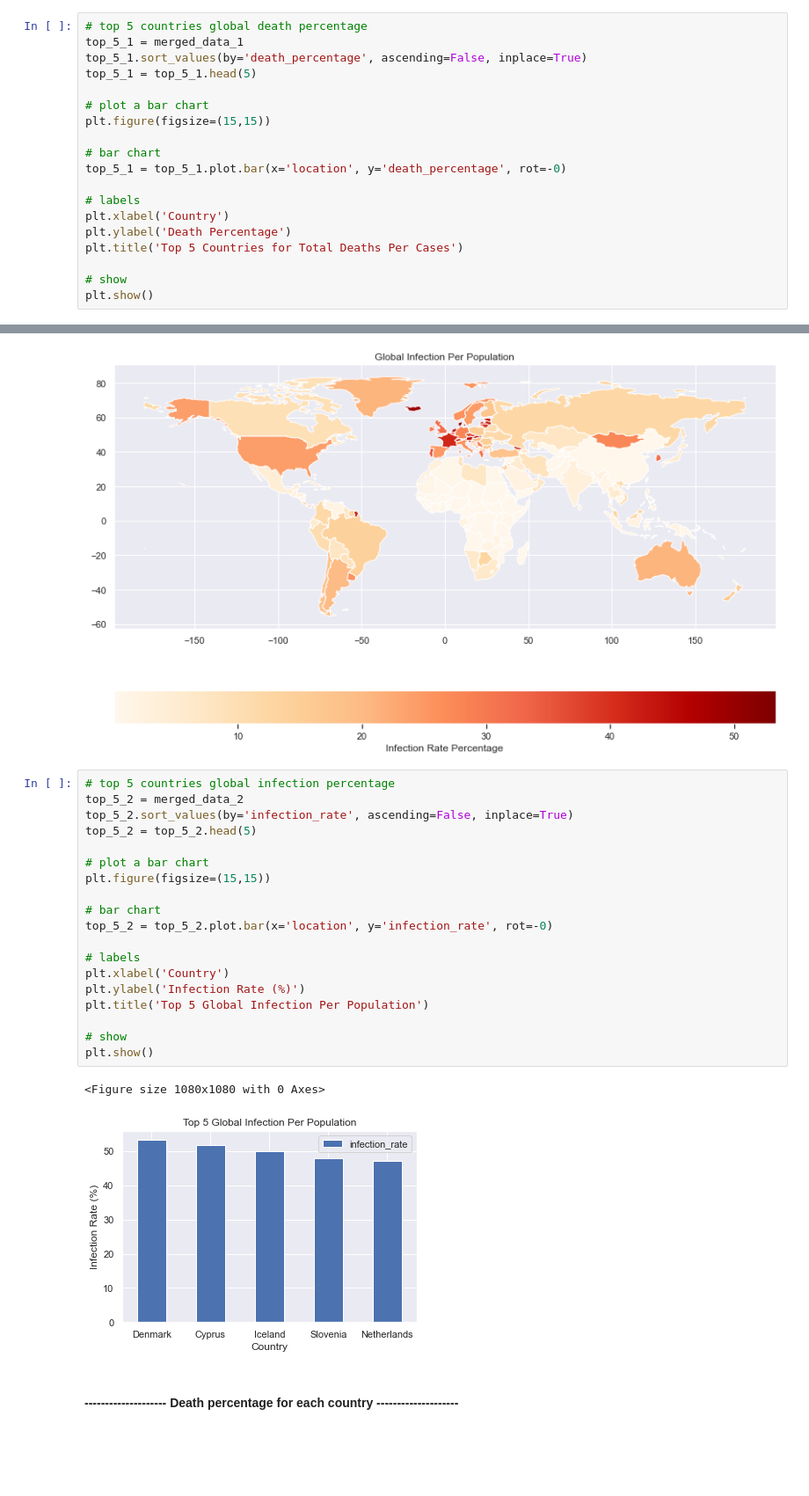
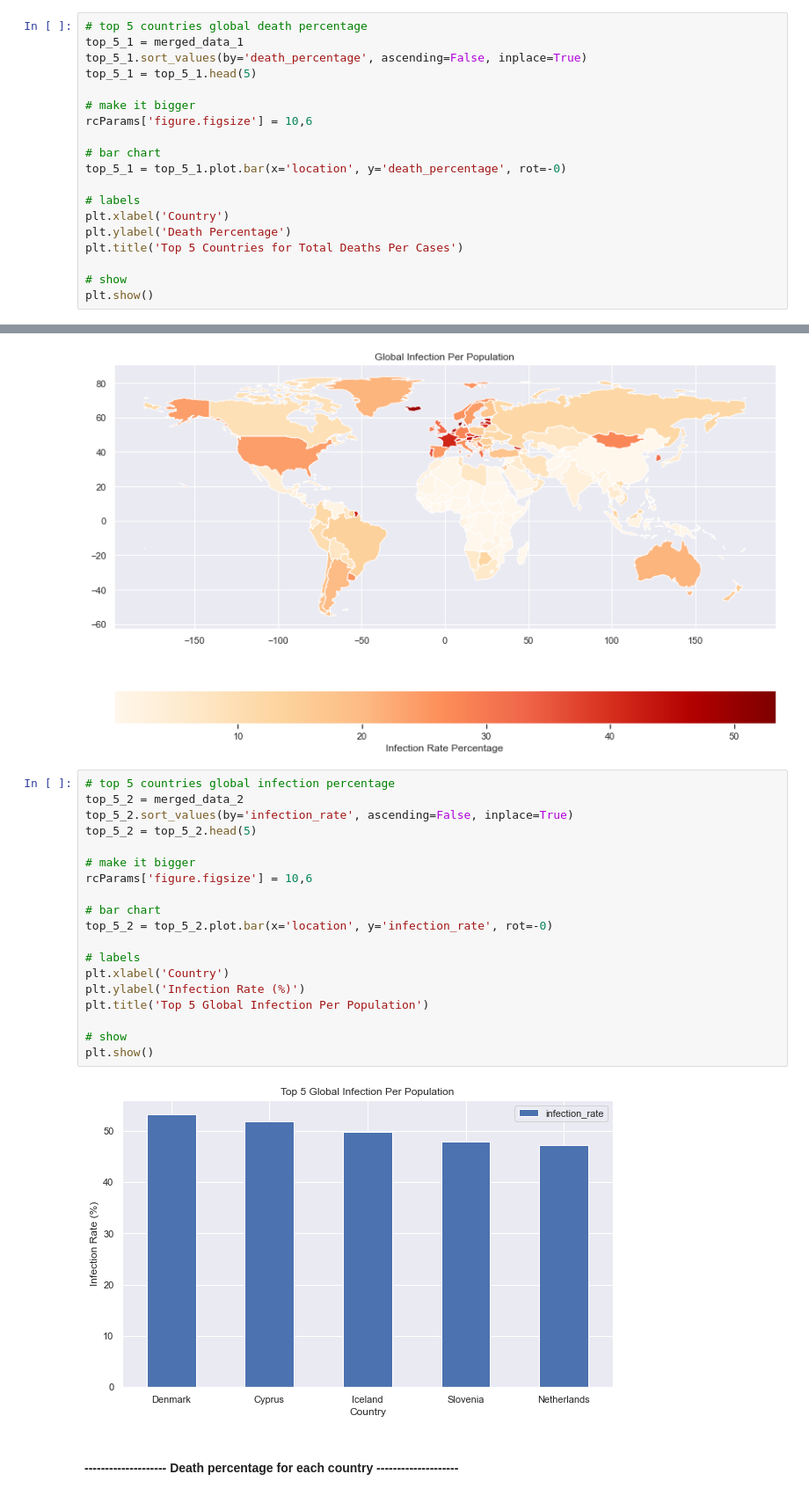
Before and after one commit to aaAbdulkadir/Full_Covid_Project_Analysis, a Jupyter notebook: CovidAutomationProject.ipynb, the cells around one changed output, grey strips where cells are left out. Shown at 88% size. Cells and saved outputs as stored; diff of their text form; blank space fills up the shorter version.

```diff
--- a/CovidAutomationProject.ipynb
+++ b/CovidAutomationProject.ipynb
@@ -405,8 +407,8 @@ top_5_1 = merged_data_1
 top_5_1.sort_values(by='death_percentage', ascending=False, inplace=True)
 top_5_1 = top_5_1.head(5)
 
-# plot a bar chart
-plt.figure(figsize=(15,15))
+# make it bigger
+rcParams['figure.figsize'] = 10,6
 
 # bar chart
 top_5_1 = top_5_1.plot.bar(x='location', y='death_percentage', rot=-0)
@@ -482,25 +483,24 @@ merged_data_2.plot(column='infection_rate', ax=ax, legend=True, legend_kwds={'la
 # %%
 # top 5 countries global infection percentage
 top_5_2 = merged_data_2
 top_5_2.sort_values(by='infection_rate', ascending=False, inplace=True)
 top_5_2 = top_5_2.head(5)
 
-# plot a bar chart
-plt.figure(figsize=(15,15))
+# make it bigger
+rcParams['figure.figsize'] = 10,6
 
 # bar chart
 top_5_2 = top_5_2.plot.bar(x='location', y='infection_rate', rot=-0)
 
 # labels
 plt.xlabel('Country')
 plt.ylabel('Infection Rate (%)')
 plt.title('Top 5 Global Infection Per Population')
 
 # show
 plt.show()
 # %% [output]
-<Figure size 1080x1080 with 0 Axes>
-[figure, old version]
+[figure, new version]
 # %% [markdown]
 #### -------------------- Death percentage for each country --------------------
 # %%
```
Also changed, not shown: parts of 13 cells of this notebook.
